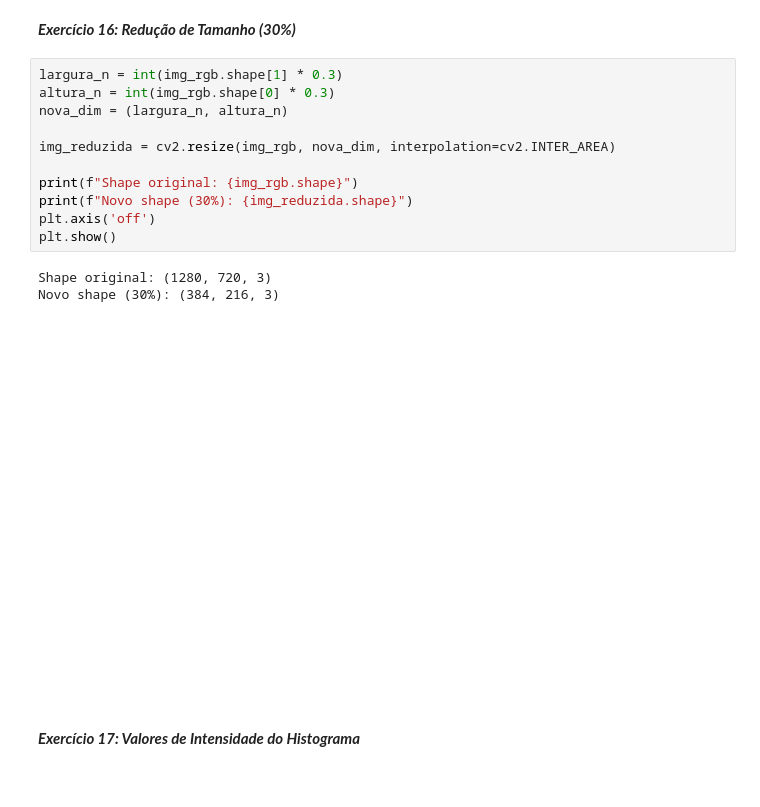
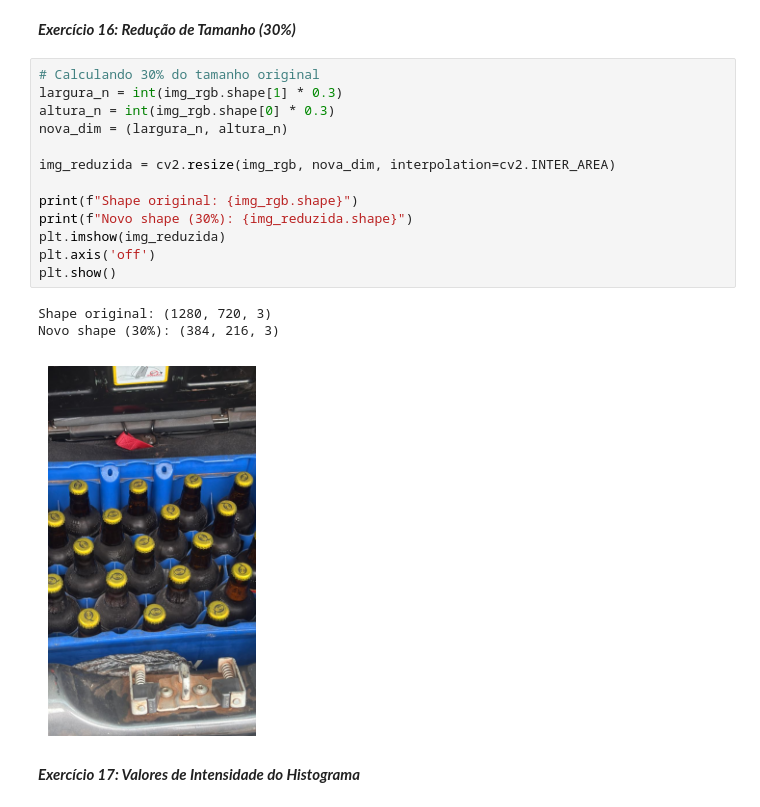
Before and after one commit to itimt/PI1, a Jupyter notebook: Atividade1.ipynb, the cells around one changed output. Cells and saved outputs as stored; diff of their text form.

```diff
--- a/Atividade1.ipynb
+++ b/Atividade1.ipynb
@@ -221,20 +221,22 @@ plt.show()
 # %% [markdown]
 ***Exercício 16: Redução de Tamanho (30%)***
 # %%
+# Calculando 30% do tamanho original
 largura_n = int(img_rgb.shape[1] * 0.3)
 altura_n = int(img_rgb.shape[0] * 0.3)
 nova_dim = (largura_n, altura_n)
 
 img_reduzida = cv2.resize(img_rgb, nova_dim, interpolation=cv2.INTER_AREA)
 
 print(f"Shape original: {img_rgb.shape}")
 print(f"Novo shape (30%): {img_reduzida.shape}")
+plt.imshow(img_reduzida)
 plt.axis('off')
 plt.show()
 # %% [output]
 Shape original: (1280, 720, 3)
 Novo shape (30%): (384, 216, 3)
-[figure, old version]
+[figure, new version]
 # %% [markdown]
 ***Exercício 17: Valores de Intensidade do Histograma***
 # %%
```
Also changed, not shown: parts of 2 cells of this notebook.
